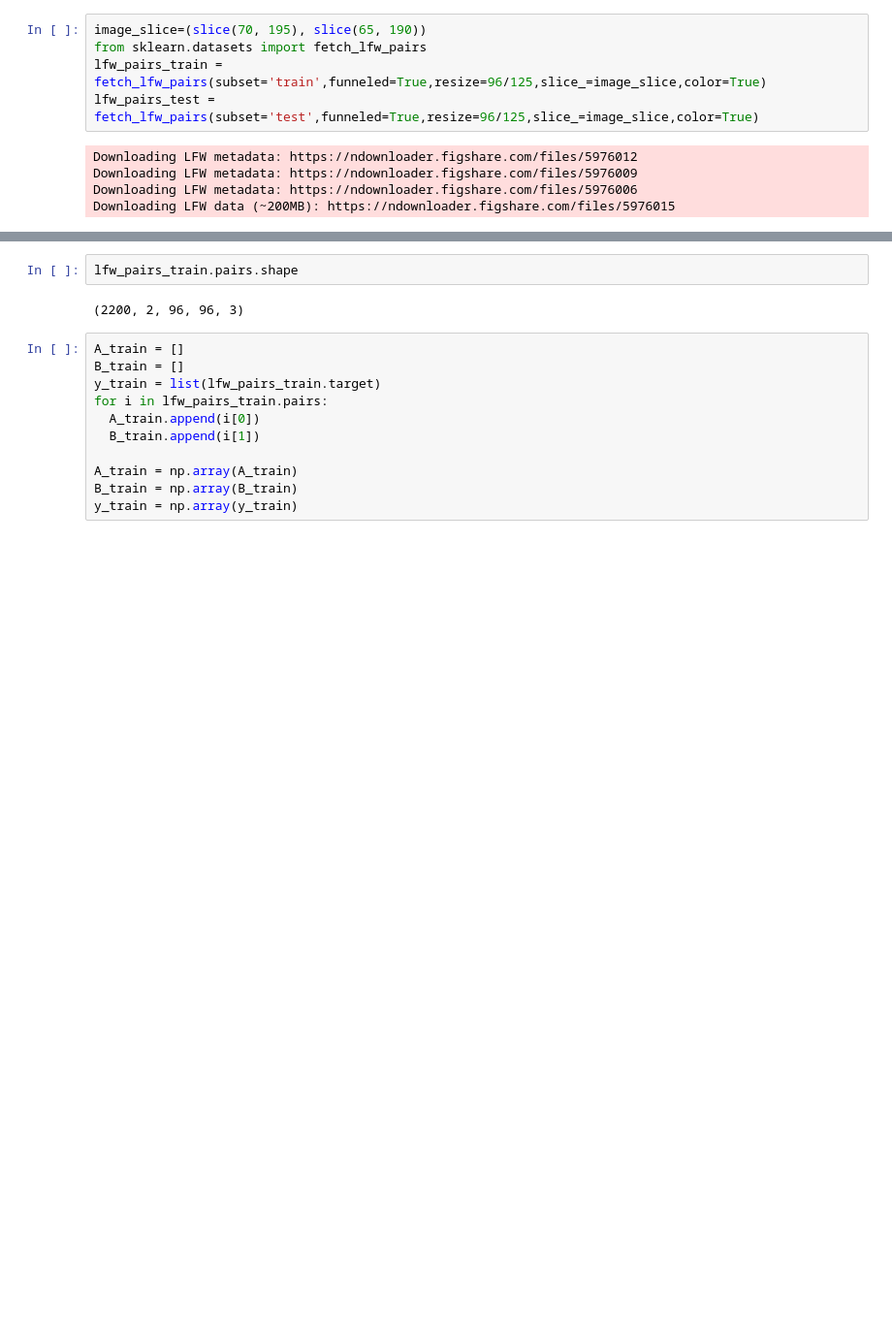
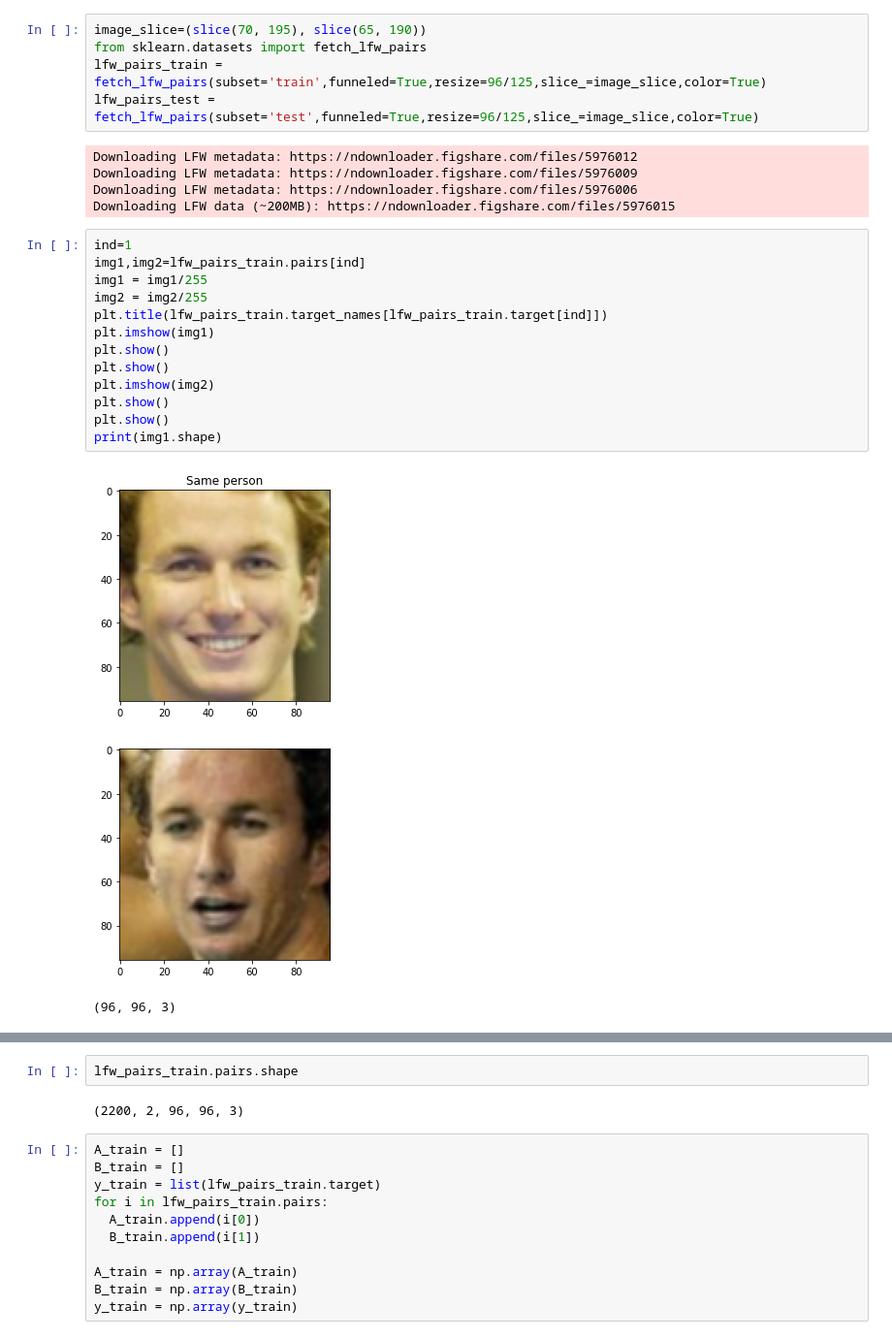
Before and after one commit to RitikMody/face-recognition-system, a Jupyter notebook: FaceRecognition.ipynb, the cells around one changed output, grey strips where cells are left out. Shown at 97% size. Cells and saved outputs as stored; diff of their text form; blank space fills up the shorter version.

```diff
--- a/FaceRecognition.ipynb
+++ b/FaceRecognition.ipynb
@@ -80,3 +54,20 @@ Downloading LFW metadata: https://ndownloader.figshare.com/files/5976012
 Downloading LFW metadata: https://ndownloader.figshare.com/files/5976009
 Downloading LFW metadata: https://ndownloader.figshare.com/files/5976006
 Downloading LFW data (~200MB): https://ndownloader.figshare.com/files/5976015
+# %%
+ind=1
+img1,img2=lfw_pairs_train.pairs[ind]
+img1 = img1/255
+img2 = img2/255
+plt.title(lfw_pairs_train.target_names[lfw_pairs_train.target[ind]])
+plt.imshow(img1)
+plt.show()
+plt.show()
+plt.imshow(img2)
+plt.show()
+plt.show()
+print(img1.shape)
+# %% [output]
+[figure, added]
+[figure, added]
+(96, 96, 3)
```
Also changed, not shown: parts of 10 cells of this notebook.
